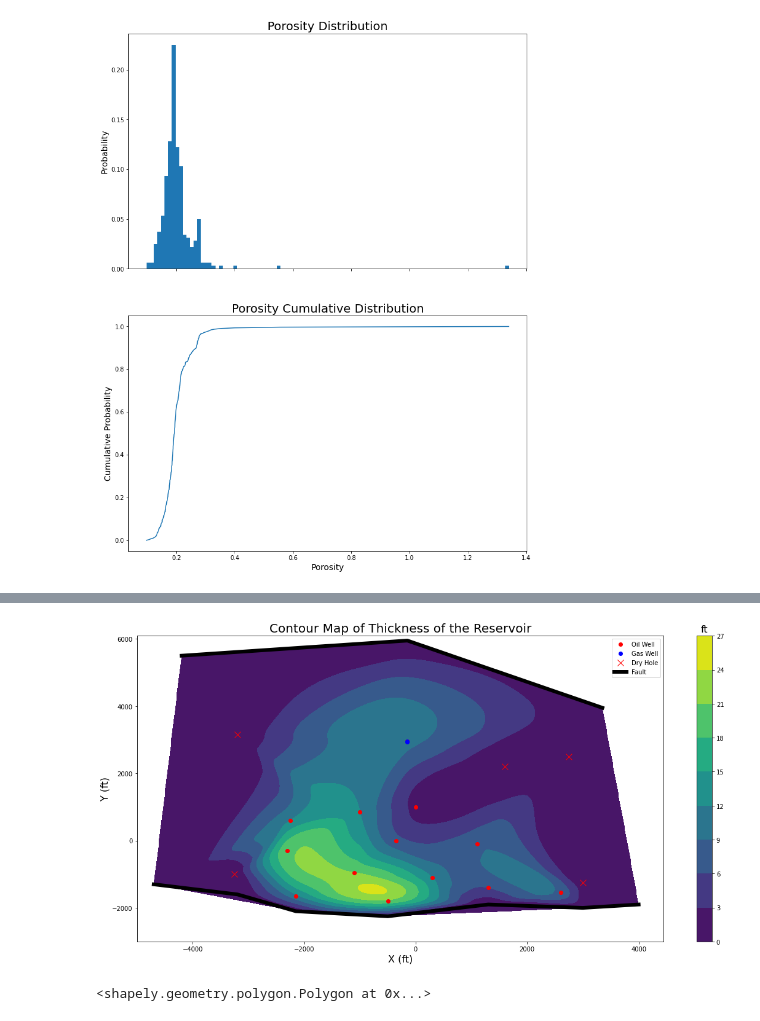
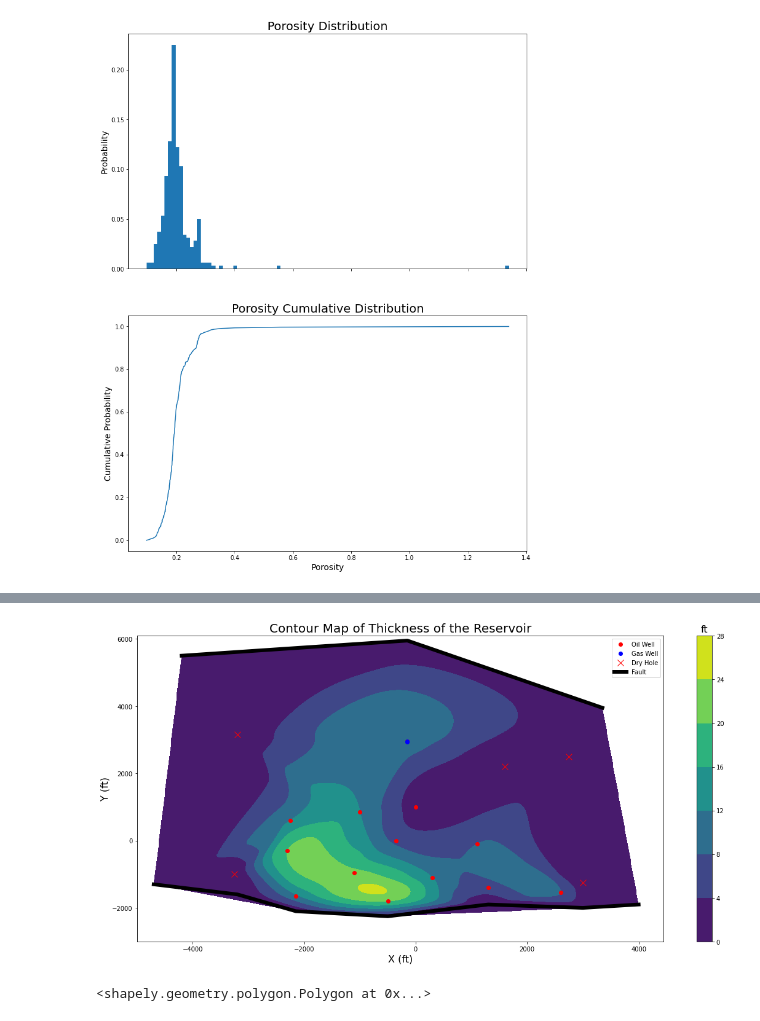
Before and after one commit to zzk413/PGE_Senior_Design_2021_Fall, a Jupyter notebook: Log_interpretation.ipynb, the cells around one changed output, grey strips where cells are left out. Saved outputs shown, nothing was run; the diff lists cells and outputs as text; code cells hidden in the pictures.

```diff
--- a/Log_interpretation.ipynb
+++ b/Log_interpretation.ipynb
@@ -153,7 +151,7 @@ dat=griddata((df_contour1['x'],df_contour1['y']),
              df_contour1['thickness'],(xx,yy),method='cubic')
 dat=np.where(dat <0, 0, dat)
 fig,ax=plt.subplots(figsize=(16,8))
-ct=ax.contourf(xx,yy,dat,levels=8)
+ct=ax.contourf(xx,yy,dat,levels=6)
 
 # norm= matplotlib.colors.Normalize(vmin=ct.cvalues.min(), vmax=ct.cvalues.max())
 # sm = plt.cm.ScalarMappable(norm=norm, cmap = ct.cmap)
@@ -167,34 +165,34 @@ ax.plot(df_contour1[~(df_contour1.Name.str.contains('fault|dry'))]['x'],
         'ro',label='Oil Well')
 
 ax.plot(df_1[df_1.Name=='gas_well']['x'],
         df_1[df_1.Name=='gas_well']['y'],
         'bo',label='Gas Well')
 
 ax.plot(df_1[df_1.Name=='dry_hole']['x'],
         df_1[df_1.Name=='dry_hole']['y'],
         'rx',markersize=10,label='Dry Hole')
 
 ax.plot(df_1[df_1.Name.str.contains('upper')]['x'],
         df_1[df_1.Name.str.contains('upper')]['y'],'-',
         c='black',linewidth=6)
 
 ax.plot(df_1[df_1.Name.str.contains('lower')]['x'],
         df_1[df_1.Name.str.contains('lower')]['y'],'-',
         c='black',linewidth=6,
         label='Fault')
 
 ax.legend()
 cbar.ax.set_title('ft', fontsize=16)
 ax.set_xlabel('X (ft)', fontsize=16)
 ax.set_ylabel('Y (ft)', fontsize=16)
 ax.set_title('Contour Map of Thickness of the Reservoir',fontsize=20)
 plt.tight_layout()
 
 # fig.savefig('/Users/Ben 1/Senior_Design/contour/contour1.png',
 #             dpi=200, bbox_inches = "tight",
 #             format='png')
 # %% [output]
-[figure, old version]
+[figure, new version]
 # %%
 loop=ct.allsegs[2]
 x=loop[0][:,0];y=loop[0][:,1]
```
Also changed, not shown: parts of 2 cells of this notebook, 1 other file.
